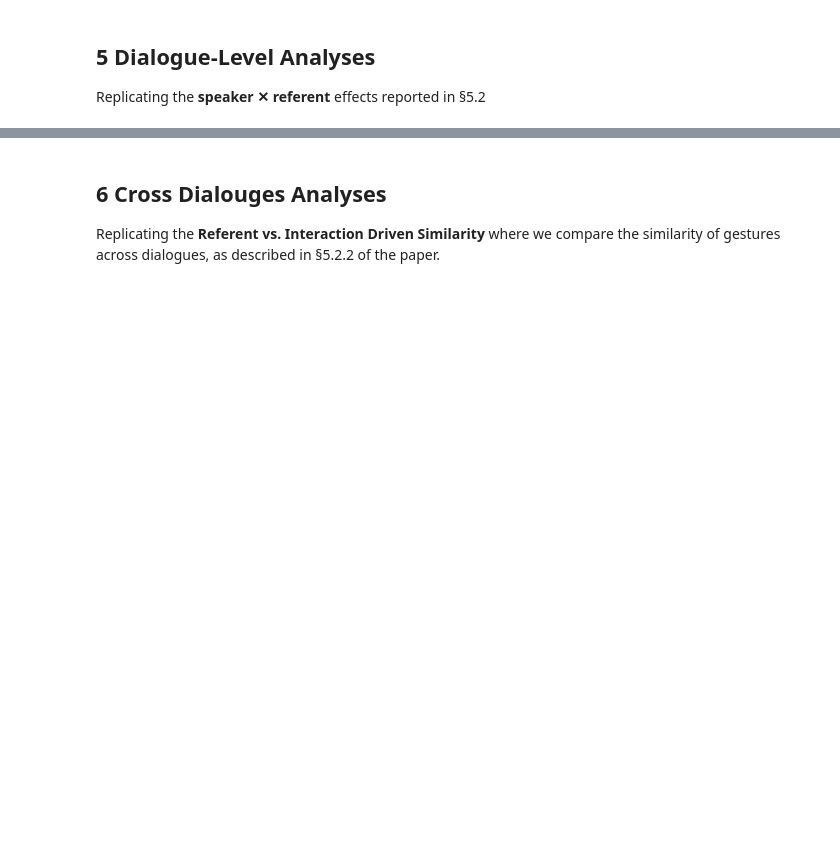
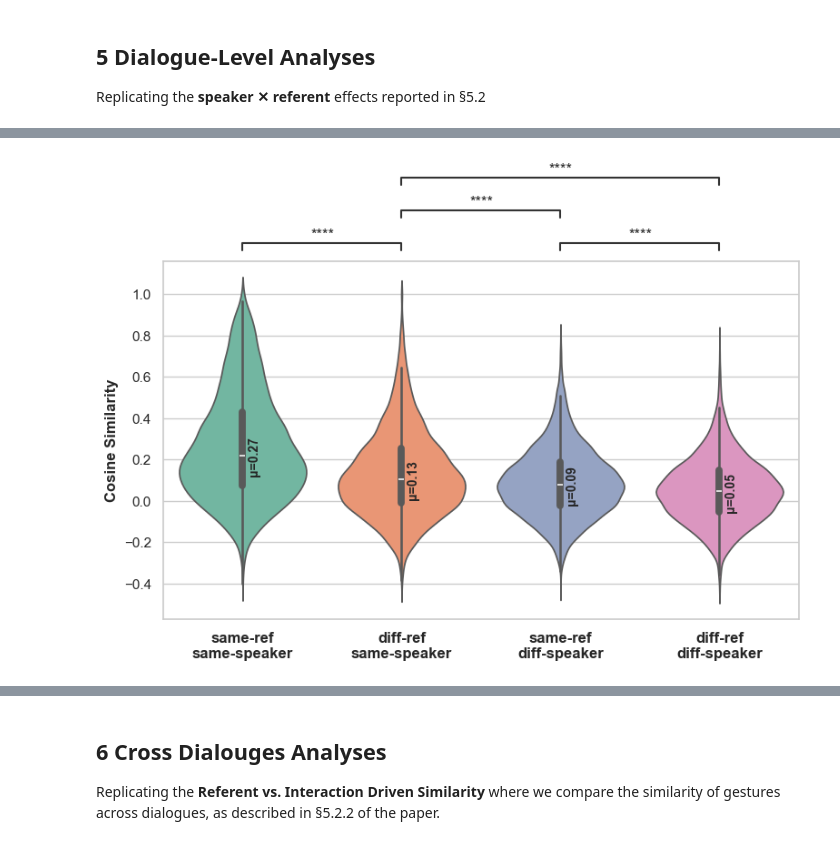
Before and after one commit to EsamGhaleb/medal_workshop_on_multimodal_interaction, a Jupyter notebook: Day2/Multimodal_Similarity_Analysis_Tutorial/Extracting_and_Analysing_Multimodal_Representations.ipynb, the cells around one changed output, grey strips where cells are left out. Cells and saved outputs as stored; diff of their text form; code cells hidden in the pictures; blank space fills up the shorter version.

Commit message:
update the second day tutorial with multimodal embeddings

```diff
--- a/Day2/Multimodal_Similarity_Analysis_Tutorial/Extracting_and_Analysing_Multimodal_Representations.ipynb
+++ b/Day2/Multimodal_Similarity_Analysis_Tutorial/Extracting_and_Analysing_Multimodal_Representations.ipynb
@@ -272,4 +355,86 @@ Text(0.5, 1.0, 'Gesture similarity (cosine) for same/different referent pairs of
 ## 5 <a name='5'></a>Dialogue‑Level Analyses
 Replicating the **speaker ✕ referent** effects reported in §5.2
 # %%
-similarities_df = compare_similarity_for_diff_pairs(features, gestures_information_df, embeddings_type='gesture')
+def plot_cross_speaker_similarity(similarities_df: pd.DataFrame, subsample: bool) -> None:
+    """
+    Plot violin distributions of similarity across dialogue pair types,
+    with t-test annotations and distinct colors per category.
+    """
+    order = [
+        'Same P&R&S',
+        'Same P&S - Diff R',
+        'Same R &P - diff S',
+        'Same P - Diff R&S'
+    ]
+    labels = {
+        'Same P&R&S': 'same-ref\nsame-speaker',
+        'Same P&S - Diff R': 'diff-ref\nsame-speaker',
+        'Same R &P - diff S': 'same-ref\ndiff-speaker',
+        'Same P - Diff R&S': 'diff-ref\ndiff-speaker'
+    }
+
+    df = similarities_df.copy()
+    if subsample:
+      # Subsample to the minimum number of pairs
+      smallest_size = min(
+            df[df['pair_type'] == t].shape[0] for t in order
+      )
+      # Select a random sample of the minimum size for each type
+      df = df.groupby('pair_type').apply(
+            lambda x: x.sample(n=smallest_size, random_state=42)
+      ).reset_index(drop=True)
+    df = df[df['pair_type'].isin(order)]
+    df['pair_type'] = pd.Categorical(df['pair_type'], categories=order)
+
+    sns.set_theme(style="whitegrid")
+    fig, ax = plt.subplots(figsize=(8, 6))
+    # Use a distinct palette
+    palette = sns.color_palette('Set2', n_colors=len(order))
+    sns.violinplot(
+        x='pair_type', y='similarity', data=df,
+        order=order, palette=palette, ax=ax
+    )
+
+    comparisons = [
+        ('Same P&R&S', 'Same P&S - Diff R'),
+        ('Same R &P - diff S', 'Same P - Diff R&S'),
+        ('Same P&S - Diff R', 'Same R &P - diff S'),
+        ('Same P&S - Diff R', 'Same P - Diff R&S')
+    ]
+    annotator = Annotator(
+        ax,
+        comparisons,
+        data=df,
+        x='pair_type',
+        y='similarity',
+        order=order
+    )
+    annotator.configure(
+        test='t-test_ind',
+        text_format='star',
+        loc='outside',
+        comparisons_correction='Bonferroni',
+        hide_non_significant=True,
+    )
+    annotator.apply_and_annotate()
+
+    for i, key in enumerate(order):
+        subset = df[df['pair_type'] == key]['similarity']
+        mean = subset.mean()
+        median = subset.median()
+        ax.text(
+            i + 0.07, median - 0.1, f'μ={mean:.2f}',
+            ha='center', va='bottom', fontsize=10, weight='bold', rotation=90
+        )
+
+    ax.set_xlabel('')
+    ax.set_ylabel('Cosine Similarity', fontweight='bold', fontsize=12)
+    ax.set_xticks(range(len(order)))
+    ax.set_xticklabels([labels[key] for key in order], fontweight='bold', fontsize=12)
+
+    plt.tight_layout()
+    plt.show()
+
+
+plot_cross_speaker_similarity(similarities_df, subsample=True)
+# %% [output]
@@ -276,3 +455,4 @@ similarities_df = compare_similarity_for_diff_pairs(features, gestures_informati
+[figure, added]
 # %%
 similarities_df['pair_type'].value_counts().to_dict()
 # %% [output]
```
Also changed, not shown: parts of 12 cells of this notebook, 3 other files.
